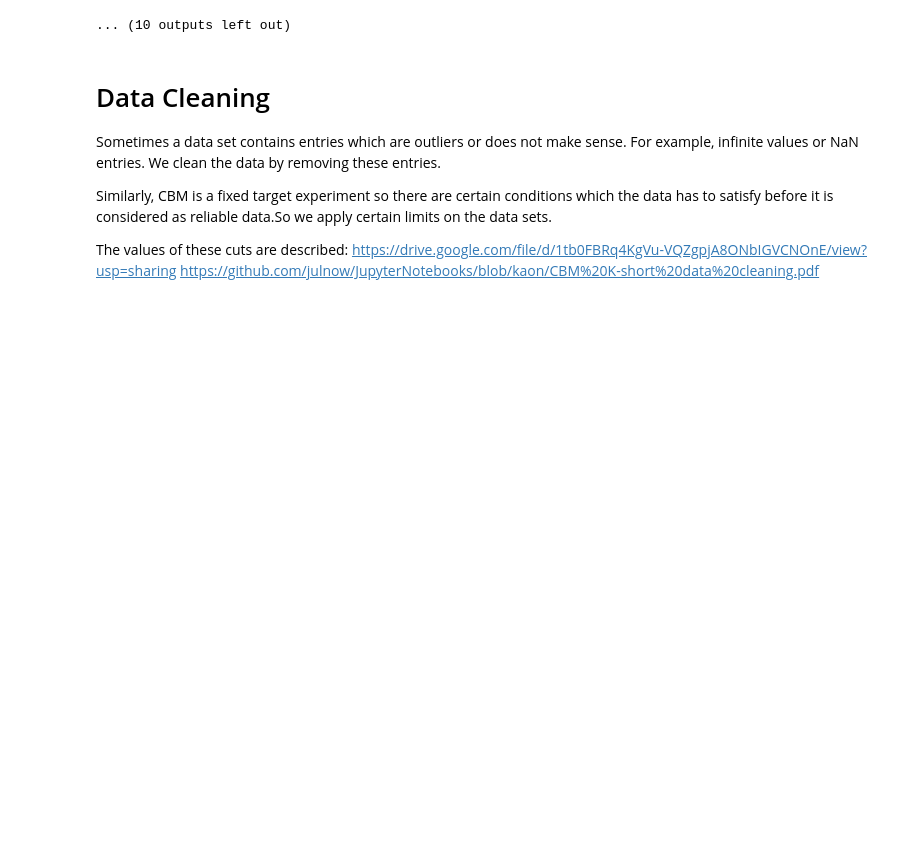
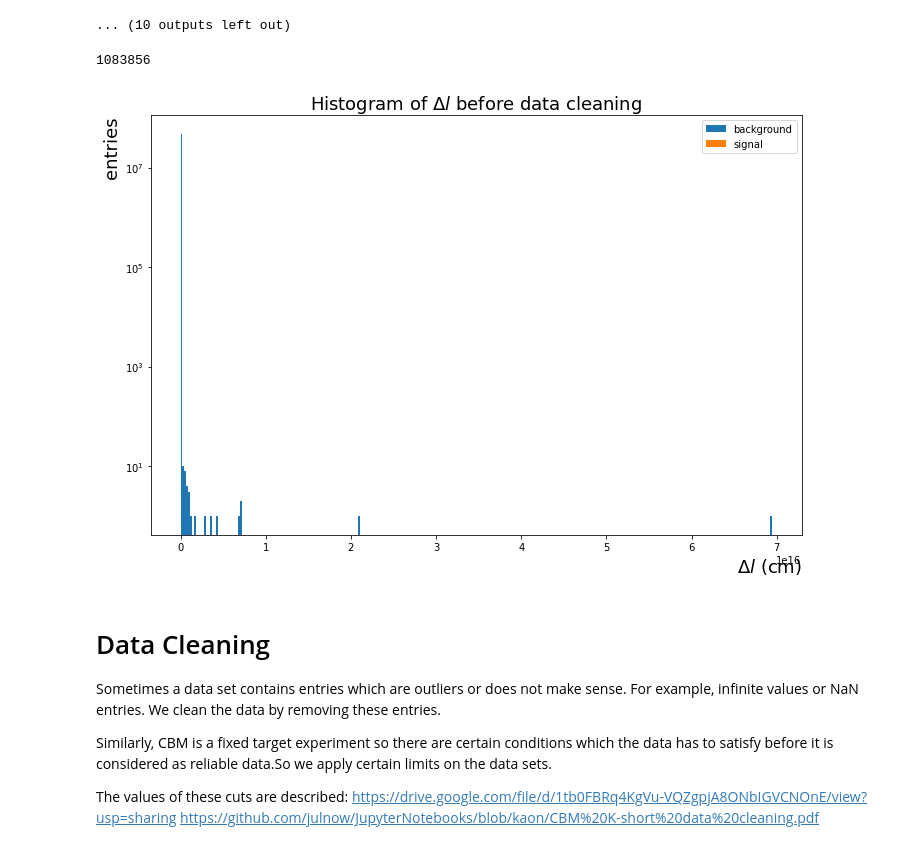
Before and after one commit to julnow/JupyterNotebooks, a Jupyter notebook: kaon_correlations_p1.ipynb, the cells around one changed output. Cells and saved outputs as stored; diff of their text form; code cells hidden in the pictures; blank space fills up the shorter version.

Commit message:
hist of removed data

```diff
--- a/kaon_correlations_p1.ipynb
+++ b/kaon_correlations_p1.ipynb
@@ -173,6 +173,26 @@ pdf_beforeCleaning.close()
 [figure]
 [figure]
 ... (10 outputs left out)
+# %%
+fig, ax = plt.subplots(figsize=(10,7))
+name = r'$\Delta l$'
+xName = r'$\Delta l$ (cm)'
+plt.title('Histogram of ' + name + ' before data cleaning', fontsize=18)
+plt.xlabel(xName, fontsize=18, loc='right')
+plt.ylabel("entries", fontsize=18, loc='top')
+plt.yscale('log')
+try:
+    plt.hist(bckgr['l']/bckgr['loverdl'], bins =300, label='background')
+    plt.hist(sign['l']/sign['loverdl'], bins=300, label='signal')
+    plt.legend(loc='upper right')
+    fig.tight_layout()
+    fig.savefig(directory+"img/histograms/before_cleaning/"+ name + ".png")
+except ValueError:
+    print('couldn\'t draw histogram (nan) for ' + name)
+gc.collect()
+# %% [output]
+1083856
+[figure, added]
 # %% [markdown]
 # Data Cleaning
 Sometimes a data set contains entries which are outliers or does not make sense. For example, infinite values or NaN entries. We clean the data by removing these entries.
```
Also changed, not shown: parts of 6 cells of this notebook, 7 other files.
